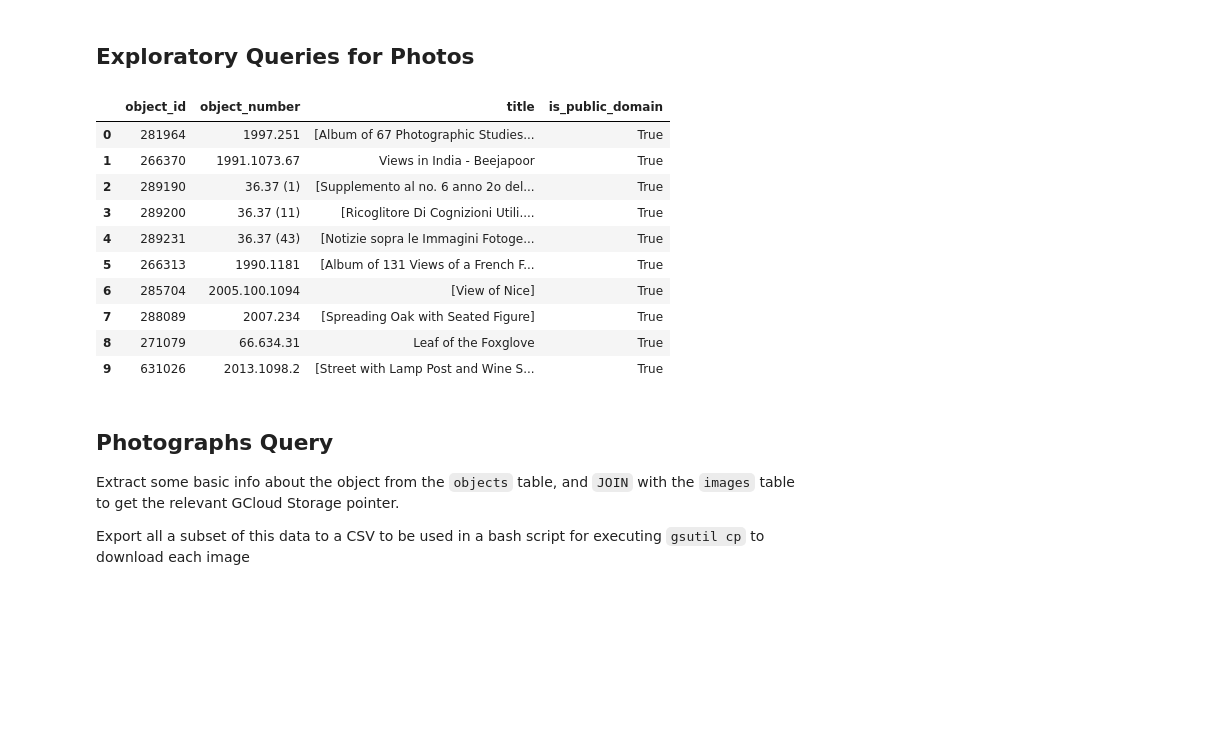
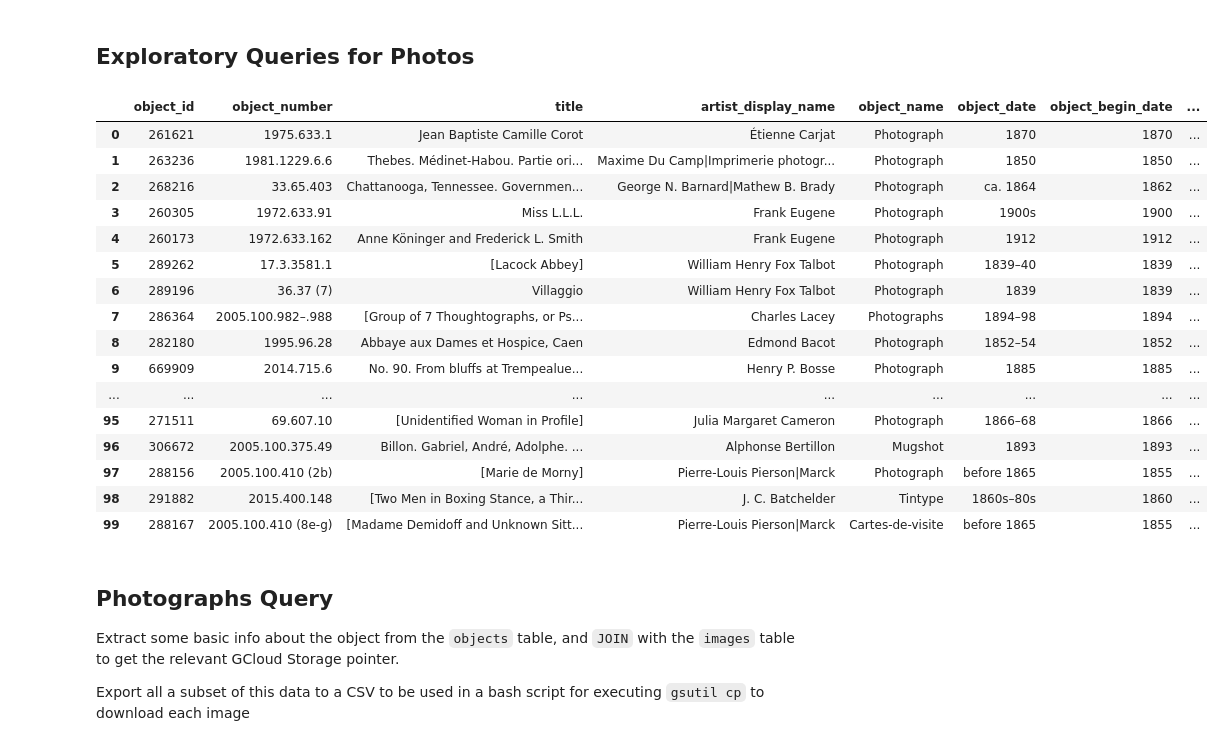
Before and after one commit to edave/when-that-photo, a Jupyter notebook: notebooks/Met Photos Load v1.ipynb, the cells around one changed output. Saved outputs shown, nothing was run; the diff lists cells and outputs as text; code cells hidden in the pictures; blank space fills up the shorter version.

```diff
--- a/notebooks/Met Photos Load v1.ipynb
+++ b/notebooks/Met Photos Load v1.ipynb
@@ -49,25 +50,54 @@ bq_assistant.table_schema('objects')
 # %% [markdown]
 ## Exploratory Queries for Photos
-# %%
-images_url_query = """SELECT
-object_id,
-object_number,
-title,
-is_public_domain
-FROM `bigquery-public-data.the_met.objects`
-WHERE department = "Photographs";
-        """
-images_url_response = met.query_to_pandas_safe(images_url_query, max_gb_scanned=10)
-images_url_response.head(10)
-# %% [output]
-|  | object_id | object_number | title | is_public_domain |
-| 0 | 281964 | 1997.251 | [Album of 67 Photographic Studies... | True |
-| 1 | 266370 | 1991.1073.67 | Views in India - Beejapoor | True |
-| 2 | 289190 | 36.37 (1) | [Supplemento al no. 6 anno 2o del... | True |
-| 3 | 289200 | 36.37 (11) | [Ricoglitore Di Cognizioni Utili.... | True |
-| 4 | 289231 | 36.37 (43) | [Notizie sopra le Immagini Fotoge... | True |
-| 5 | 266313 | 1990.1181 | [Album of 131 Views of a French F... | True |
-| 6 | 285704 | 2005.100.1094 | [View of Nice] | True |
-| 7 | 288089 | 2007.234 | [Spreading Oak with Seated Figure] | True |
-| 8 | 271079 | 66.634.31 | Leaf of the Foxglove | True |
-| 9 | 631026 | 2013.1098.2 | [Street with Lamp Post and Wine S... | True |
+# %%
+images_url_query = """SELECT
+a.object_id,
+a.object_number,
+a.title,
+a.artist_display_name,
+a.object_name,
+a.object_date,
+a.object_begin_date,
+a.object_end_date,
+a.medium,
+a.dimensions,
+a.classification,
+b.cropImportanceFraction,
+b.cropConfidence,
+b.cropBB,
+b.cropHintsAnnotation
+FROM `bigquery-public-data.the_met.objects` a
+JOIN (
+  SELECT object_id, cropHintsAnnotation,
+  cropHints.importanceFraction as cropImportanceFraction,
+  cropHints.confidence as cropConfidence,
+  cropHints.boundingPoly.vertices as cropBB
+  FROM `bigquery-public-data.the_met.vision_api_data`,
+  UNNEST(cropHintsAnnotation.cropHints) cropHints
+) b
+ON a.object_id = b.object_id
+WHERE a.department = "Photographs" AND
+a.classification IN ("Transparencies", "Photographs", "Negatives") OR
+a.classification LIKE "Photographs%"
+        """
+images_url_response = met.query_to_pandas_safe(images_url_query, max_gb_scanned=20)
+# %%
+images_url_response.head(100)
+# %% [output]
+|  | object_id | object_number | title | artist_display_name | object_name | object_date | object_begin_date | ... |
+| 0 | 261621 | 1975.633.1 | Jean Baptiste Camille Corot | Étienne Carjat | Photograph | 1870 | 1870 | ... |
+| 1 | 263236 | 1981.1229.6.6 | Thebes. Médinet-Habou. Partie ori... | Maxime Du Camp|Imprimerie photogr... | Photograph | 1850 | 1850 | ... |
+| 2 | 268216 | 33.65.403 | Chattanooga, Tennessee. Governmen... | George N. Barnard|Mathew B. Brady | Photograph | ca. 1864 | 1862 | ... |
+| 3 | 260305 | 1972.633.91 | Miss L.L.L. | Frank Eugene | Photograph | 1900s | 1900 | ... |
+| 4 | 260173 | 1972.633.162 | Anne Köninger and Frederick L. Smith | Frank Eugene | Photograph | 1912 | 1912 | ... |
+| 5 | 289262 | 17.3.3581.1 | [Lacock Abbey] | William Henry Fox Talbot | Photograph | 1839–40 | 1839 | ... |
+| 6 | 289196 | 36.37 (7) | Villaggio | William Henry Fox Talbot | Photograph | 1839 | 1839 | ... |
+| 7 | 286364 | 2005.100.982–.988 | [Group of 7 Thoughtographs, or Ps... | Charles Lacey | Photographs | 1894–98 | 1894 | ... |
+| 8 | 282180 | 1995.96.28 | Abbaye aux Dames et Hospice, Caen | Edmond Bacot | Photograph | 1852–54 | 1852 | ... |
+| 9 | 669909 | 2014.715.6 | No. 90. From bluffs at Trempealue... | Henry P. Bosse | Photograph | 1885 | 1885 | ... |
+| ... | ... | ... | ... | ... | ... | ... | ... | ... |
+| 95 | 271511 | 69.607.10 | [Unidentified Woman in Profile] | Julia Margaret Cameron | Photograph | 1866–68 | 1866 | ... |
+| 96 | 306672 | 2005.100.375.49 | Billon. Gabriel, André, Adolphe. ... | Alphonse Bertillon | Mugshot | 1893 | 1893 | ... |
+| 97 | 288156 | 2005.100.410 (2b) | [Marie de Morny] | Pierre-Louis Pierson|Marck | Photograph | before 1865 | 1855 | ... |
+| 98 | 291882 | 2015.400.148 | [Two Men in Boxing Stance, a Thir... | J. C. Batchelder | Tintype | 1860s–80s | 1860 | ... |
+| 99 | 288167 | 2005.100.410 (8e-g) | [Madame Demidoff and Unknown Sitt... | Pierre-Louis Pierson|Marck | Cartes-de-visite | before 1865 | 1855 | ... |
```
Also changed, not shown: parts of 5 cells of this notebook, 1 other file.
